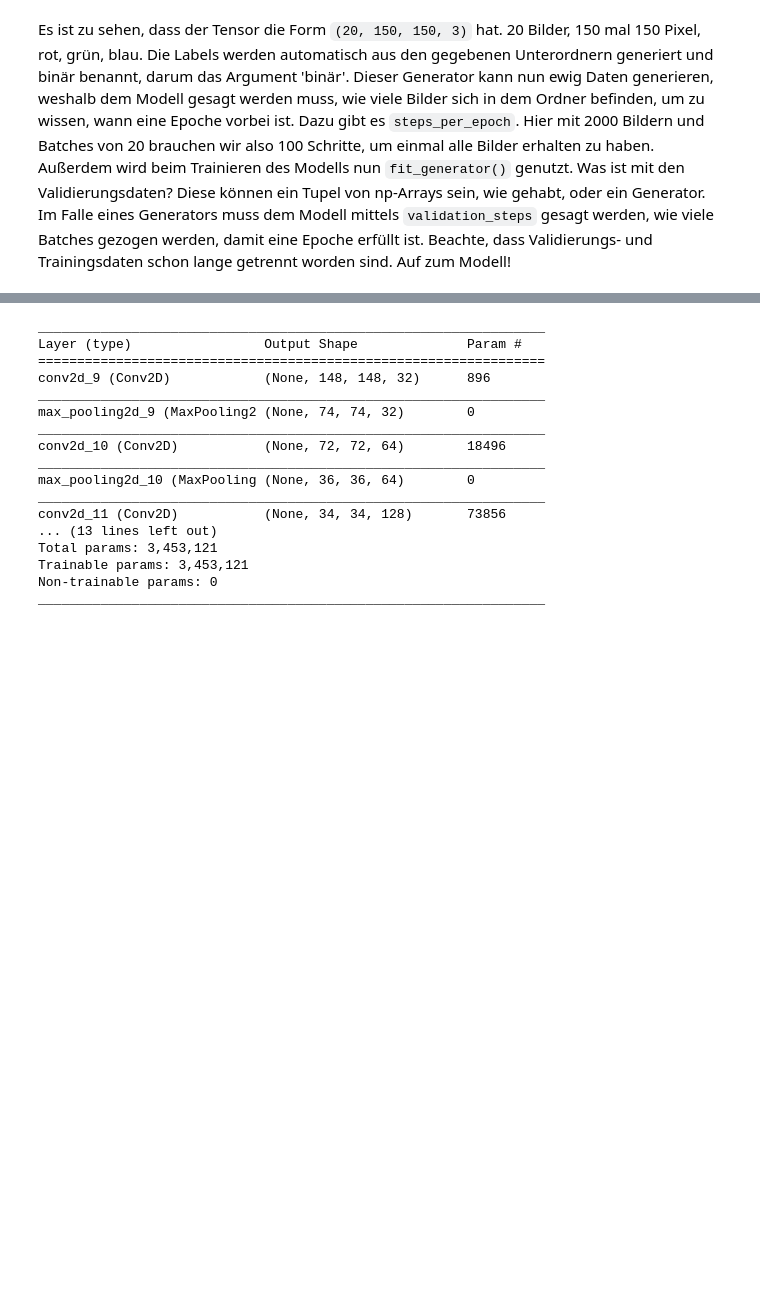
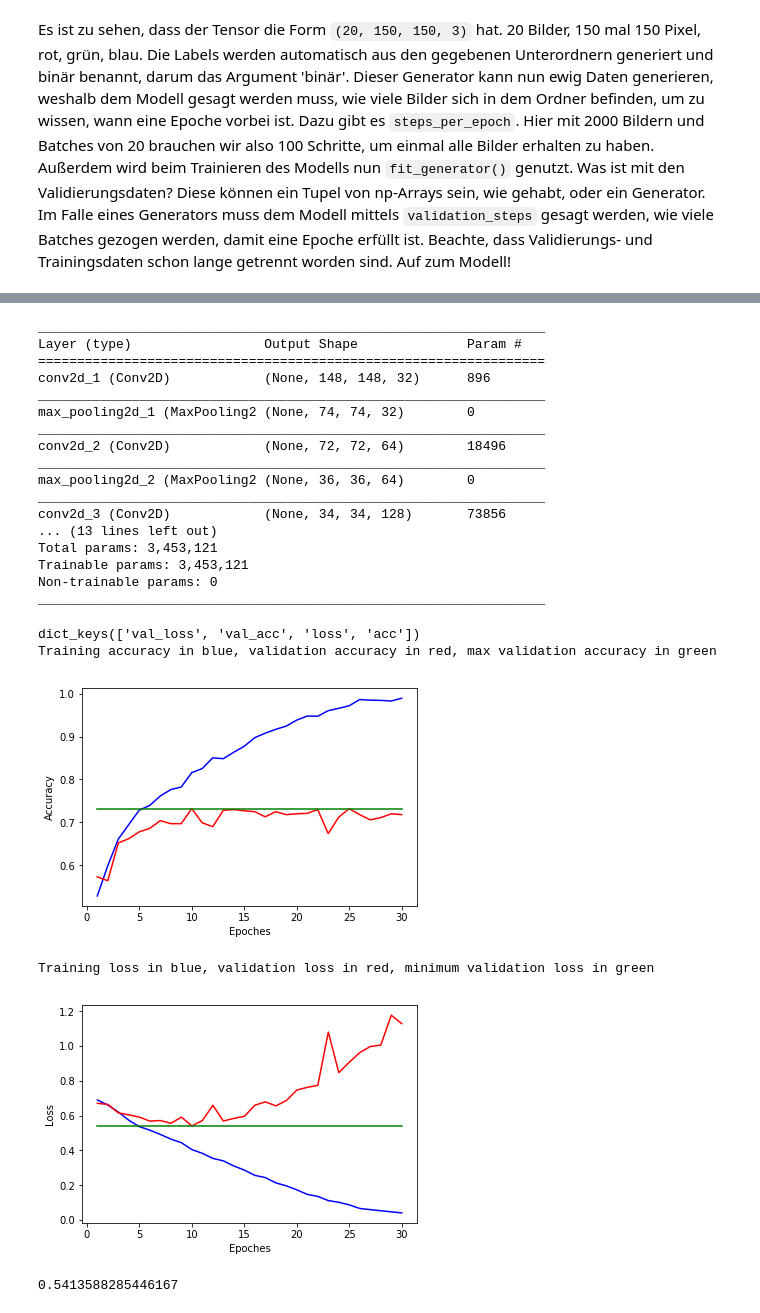
Before and after one commit to Dominik-Hillmann/deep-learning-book, a Jupyter notebook: Chap_5_Die_Convolution_und_Pooling_Operationen_und_erstes_CNN.ipynb, the cells around one changed output, grey strips where cells are left out. Drawn from its saved outputs; the diff is of its cells as text; code cells hidden in the pictures; blank space fills up the shorter version.

```diff
--- a/Chap_5_Die_Convolution_und_Pooling_Operationen_und_erstes_CNN.ipynb
+++ b/Chap_5_Die_Convolution_und_Pooling_Operationen_und_erstes_CNN.ipynb
@@ -218,21 +210,62 @@ Epoch 30/30
 # %%
-model2 = models.load_model('cats_and_dogs_small.h5')
-model2.summary()
+from keras import models
+
+model = models.load_model('cats_and_dogs_small.h5')
+model.summary()
 # %% [output]
 _________________________________________________________________
 Layer (type)                 Output Shape              Param #
 =================================================================
-conv2d_9 (Conv2D)            (None, 148, 148, 32)      896
+conv2d_1 (Conv2D)            (None, 148, 148, 32)      896
 _________________________________________________________________
-max_pooling2d_9 (MaxPooling2 (None, 74, 74, 32)        0
+max_pooling2d_1 (MaxPooling2 (None, 74, 74, 32)        0
 _________________________________________________________________
-conv2d_10 (Conv2D)           (None, 72, 72, 64)        18496
+conv2d_2 (Conv2D)            (None, 72, 72, 64)        18496
 _________________________________________________________________
-max_pooling2d_10 (MaxPooling (None, 36, 36, 64)        0
+max_pooling2d_2 (MaxPooling2 (None, 36, 36, 64)        0
 _________________________________________________________________
-conv2d_11 (Conv2D)           (None, 34, 34, 128)       73856
+conv2d_3 (Conv2D)            (None, 34, 34, 128)       73856
 ... (13 lines left out)
 Total params: 3,453,121
 Trainable params: 3,453,121
 Non-trainable params: 0
 _________________________________________________________________
+# %%
+import matplotlib.pyplot as plt
+
+num_epochs = 30
+epochs = range(1, num_epochs + 1)
+
+train_acc = history.history['acc']
+val_acc = history.history['val_acc']
+train_loss = history.history['loss']
+val_loss = history.history['val_loss']
+
+print(history.history.keys())
+
+print('Training accuracy in blue, validation accuracy in red, max validation accuracy in green')
+plt.plot(
+    epochs, train_acc, 'b',
+    epochs, val_acc, 'r',
+    epochs, [max(val_acc) for _ in range(num_epochs)], 'g-'
+)
+plt.xlabel('Epoches')
+plt.ylabel('Accuracy')
+plt.show()
+
+print('Training loss in blue, validation loss in red, minimum validation loss in green')
+plt.plot(
+    epochs, train_loss, 'b',
+    epochs, val_loss, 'r',
+    epochs, [min(val_loss) for _ in range(num_epochs)], 'g-'
+)
+plt.xlabel('Epoches')
+plt.ylabel('Loss')
+plt.show()
+# %% [output]
+dict_keys(['val_loss', 'val_acc', 'loss', 'acc'])
+Training accuracy in blue, validation accuracy in red, max validation accuracy in green
+[figure, added]
+Training loss in blue, validation loss in red, minimum validation loss in green
+[figure, added]
+0.5413588285446167
```
Also changed, not shown: parts of 4 cells of this notebook, 1 other file.
